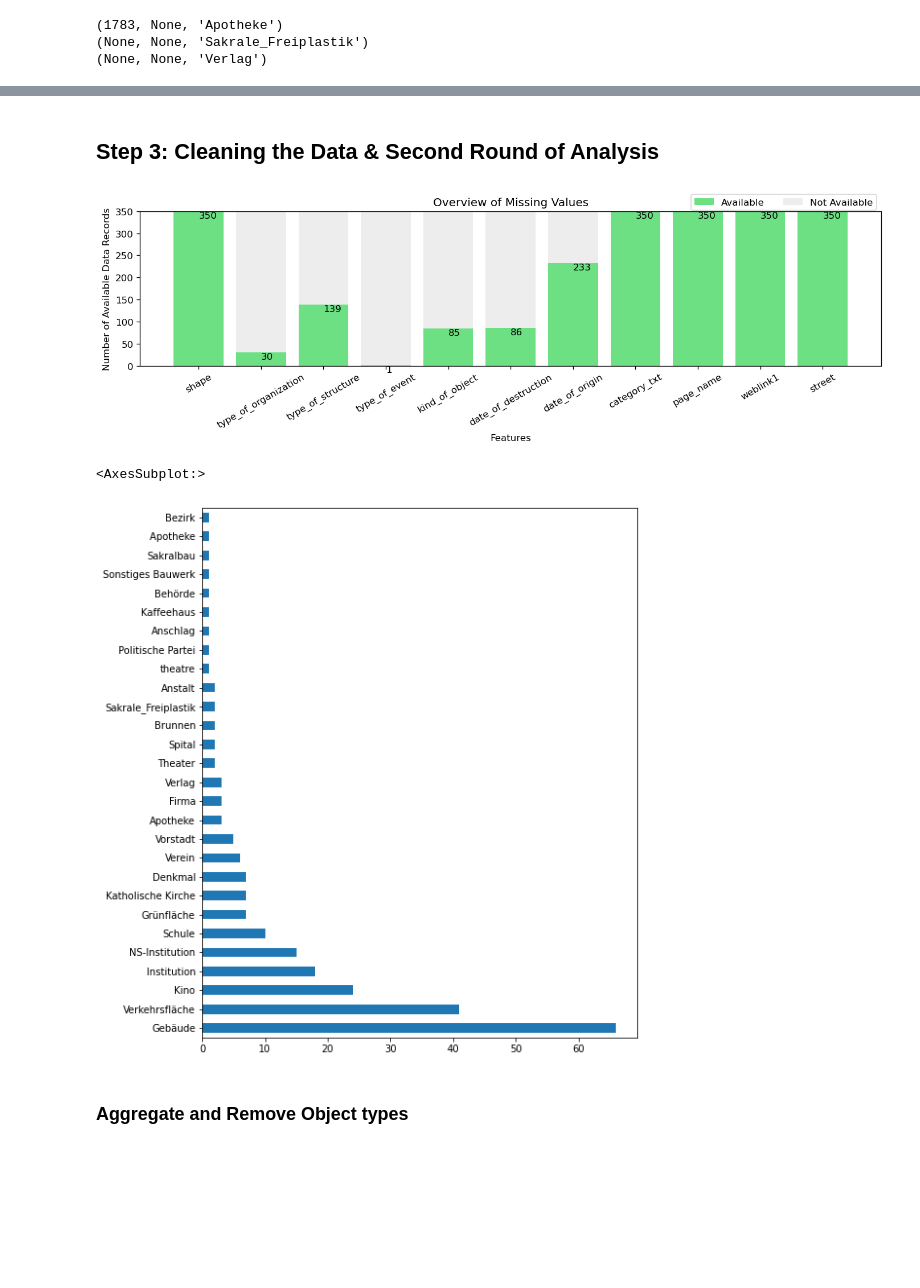
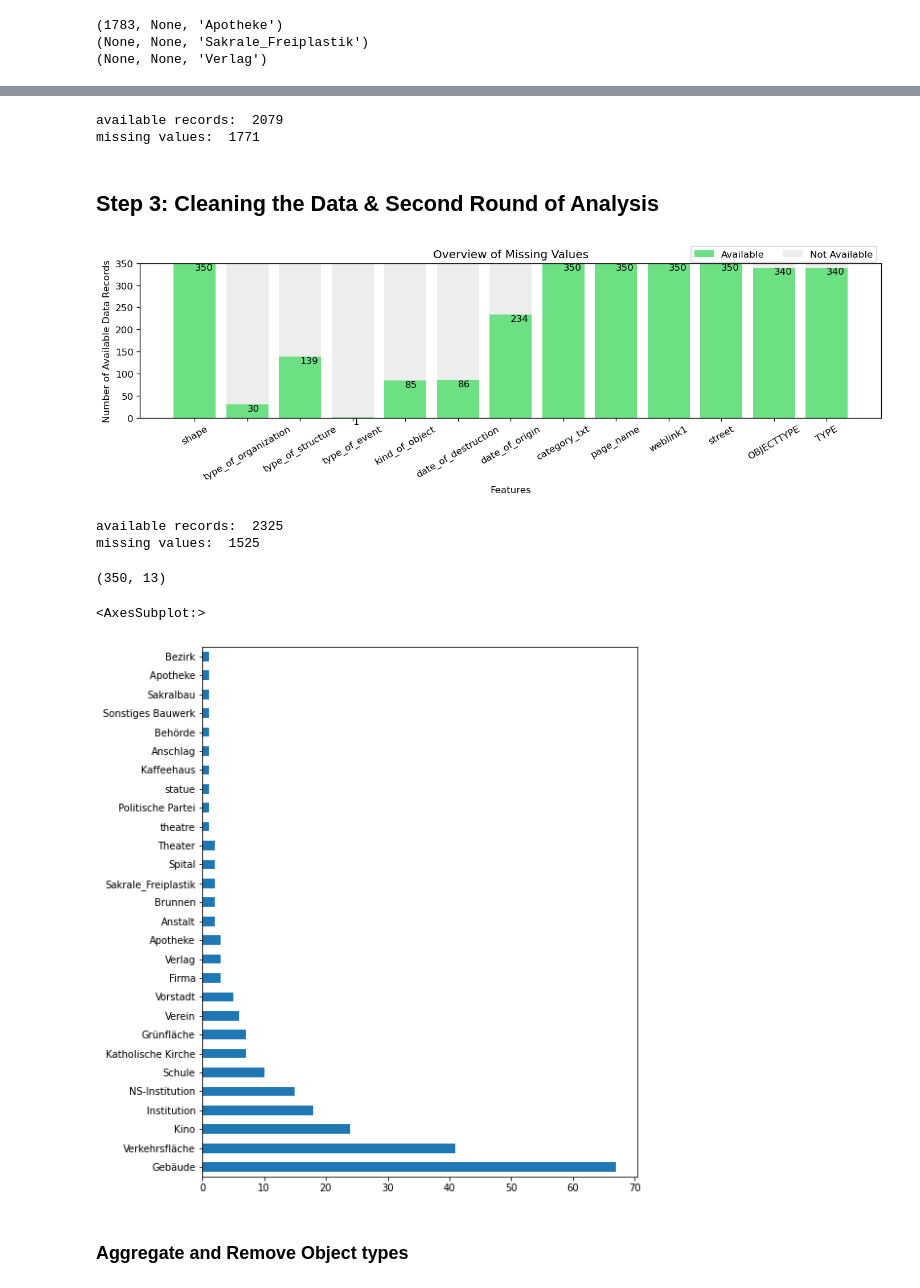
Before and after one commit to dario-x/history_seven, a Jupyter notebook: preprocessing/preprocessing.ipynb, the cells around one changed output, grey strips where cells are left out. Drawn from its saved outputs; the diff is of its cells as text; code cells hidden in the pictures; blank space fills up the shorter version.

```diff
--- a/preprocessing/preprocessing.ipynb
+++ b/preprocessing/preprocessing.ipynb
@@ -330,20 +343,23 @@ print(look_up_facts('https://www.geschichtewiki.wien.gv.at/?curid=69557'))
 row_counter=0
 import numpy as np
 
-df_filtered['OBJECTTYPE'] = ''
+#creating a copy to get a d
+df_extended = df_filtered.copy()
 
-for i in df_filtered.iterrows():
+df_extended['OBJECTTYPE'] = ''
+
+for i in df_extended.iterrows():
 
     #look up the information on the web
-    year_begin, year_end, object_type  = look_up_facts(df_filtered['weblink1'].iloc[row_counter])
+    year_begin, year_end, object_type  = look_up_facts(df_extended['weblink1'].iloc[row_counter])
 
-    if year_begin != None and np.isnan(df_filtered['date_of_origin'].iloc[row_counter]):
-        df_filtered['date_of_origin'].iloc[row_counter] = year_begin
+    if year_begin != None and np.isnan(df_extended['date_of_origin'].iloc[row_counter]):
+        df_extended['date_of_origin'].iloc[row_counter] = year_begin
 
-    if year_end != None and np.isnan(df_filtered['date_of_destruction'].iloc[row_counter]):
-        df_filtered['date_of_destruction'].iloc[row_counter] = year_end
+    if year_end != None and np.isnan(df_extended['date_of_destruction'].iloc[row_counter]):
+        df_extended['date_of_destruction'].iloc[row_counter] = year_end
 
-    df_filtered['OBJECTTYPE'].iloc[row_counter] = object_type
+    df_extended['OBJECTTYPE'].iloc[row_counter] = object_type
 
     row_counter +=1
 # %%
@@ -370,3 +369,9 @@ df_extended = df_filtered.copy()
+# %%
+print("available records: ", df_filtered.notnull().sum(axis = 0).sum())
+print("missing values: ", df_filtered.isnull().sum(axis = 0).sum())
+# %% [output]
+available records:  2079
+missing values:  1771
 # %% [markdown]
 ## Step 3: Cleaning the Data & Second Round of Analysis
 # %%
@@ -410,27 +415,38 @@ for i in df_extended.iterrows():
 # %%
 visualize_missing_values(df_extended)
 # %% [output]
-[figure, old version]
+[figure, new version]
+# %%
+print("available records: ", df_extended.drop(columns = ['TYPE', 'OBJECTTYPE']).copy().notnull().sum(axis = 0).sum())
+print("missing values: ", df_extended.drop(columns = ['TYPE', 'OBJECTTYPE']).copy().isnull().sum(axis = 0).sum())
+# %% [output]
+available records:  2325
+missing values:  1525
+# %%
+df_extended.shape
+# %% [output]
+(350, 13)
 # %%
 
 
 aggregated_df = df_extended[['page_name', 'TYPE', 'date_of_origin', 'date_of_destruction',
                               'street', 'shape', 'weblink1']].copy()
 
 aggregated_df['date_of_origin'] = aggregated_df['date_of_origin'].fillna(0).astype('int64', errors='ignore')
 aggregated_df['date_of_destruction'] = aggregated_df['date_of_destruction'].fillna(0).astype('int64', errors='ignore')
 
 
 aggregated_df.loc[df_extended["page_name"].str.contains("Volkstheater", case=False), "date_of_origin"] = 1889
 aggregated_df.loc[df_extended["page_name"].str.contains("Volkstheater", case=False), "TYPE"] = "theatre"
+aggregated_df.loc[df_extended["page_name"].str.contains("Rosse", case=False), "TYPE"] = "statue"
 
 aggregated_df = aggregated_df.drop(aggregated_df[aggregated_df.date_of_origin == 0].index)
 
 
 aggregated_df.TYPE.value_counts().plot(kind='barh',figsize=(8,10))
 # %% [output]
 <AxesSubplot:>
-[figure, old version]
+[figure, new version]
 # %% [markdown]
 ### Aggregate and Remove Object types
 # %%
```
Also changed, not shown: parts of 18 cells of this notebook, 5 other files.
